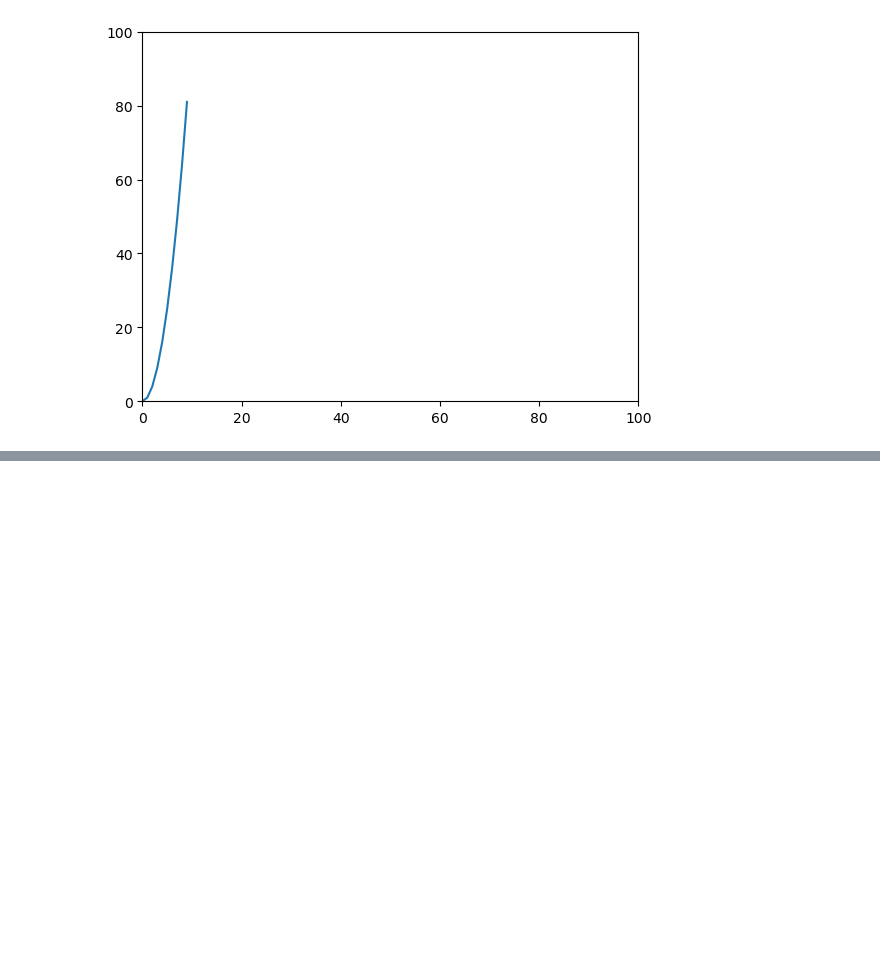
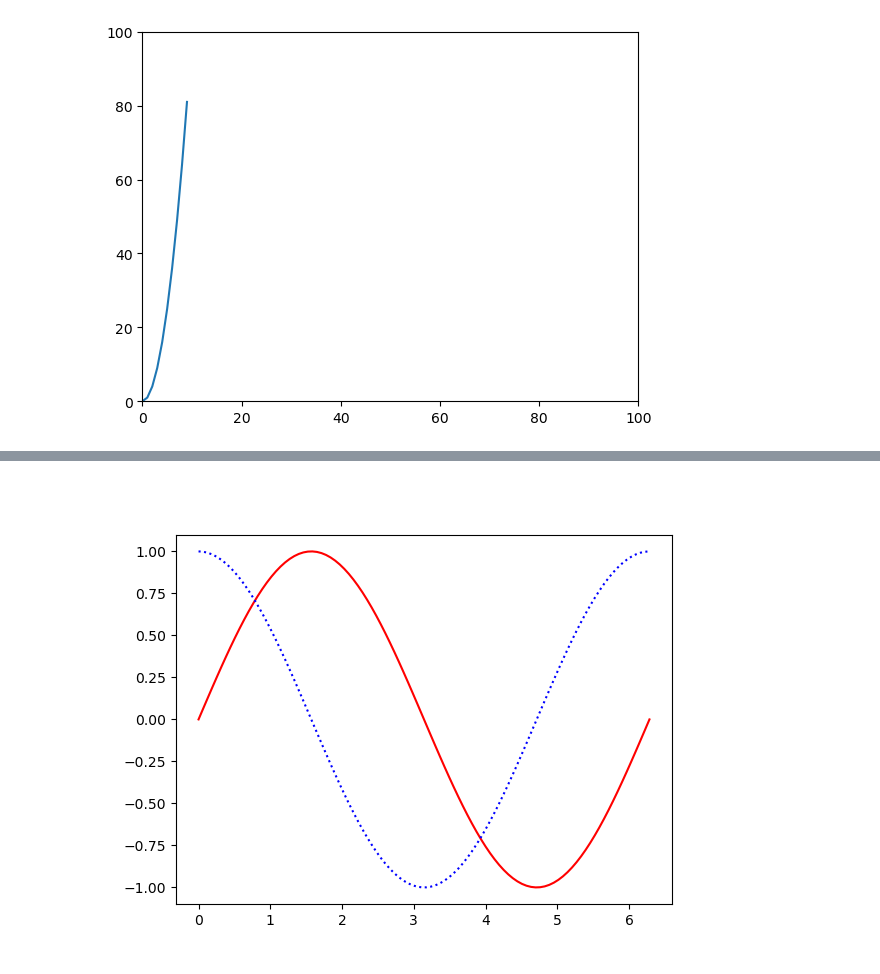
Before and after one commit to Junseon-Human/learn_python, a Jupyter notebook: 20_Matplotlib.ipynb, the cells around one changed output, grey strips where cells are left out. Cells and saved outputs as stored; diff of their text form; code cells hidden in the pictures; blank space fills up the shorter version.

```diff
--- a/20_Matplotlib.ipynb
+++ b/20_Matplotlib.ipynb
@@ -48,0 +61,7 @@ plt.show()
+# %%
+from IPython.display import Image
+
+# 로컬에 저장되어있는 이미지 불러오기
+Image("etc/sin_cos_fig.png")
+# %% [output]
+[figure, added]
```
Also changed, not shown: parts of 37 cells of this notebook, 1 other file.
